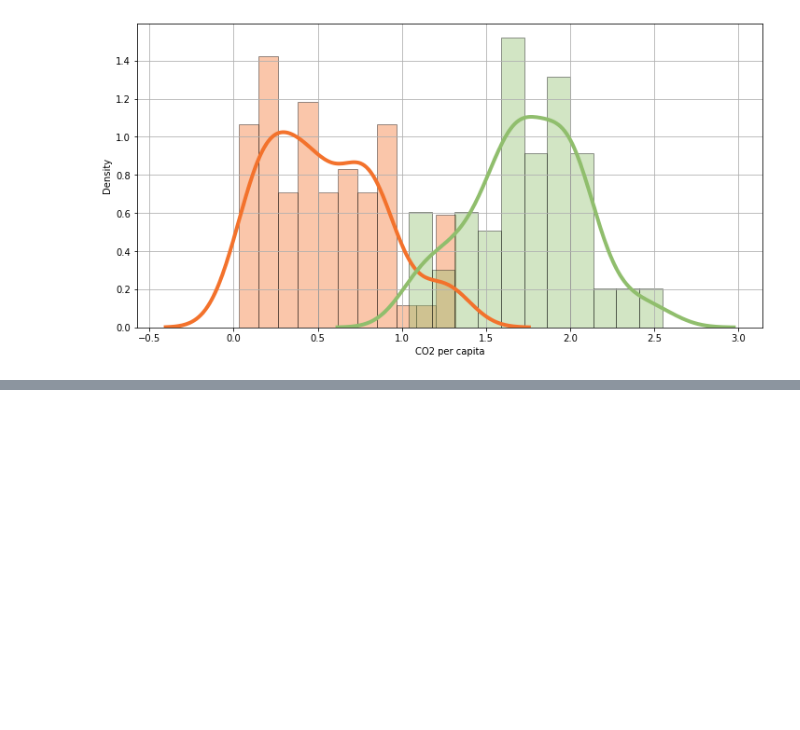
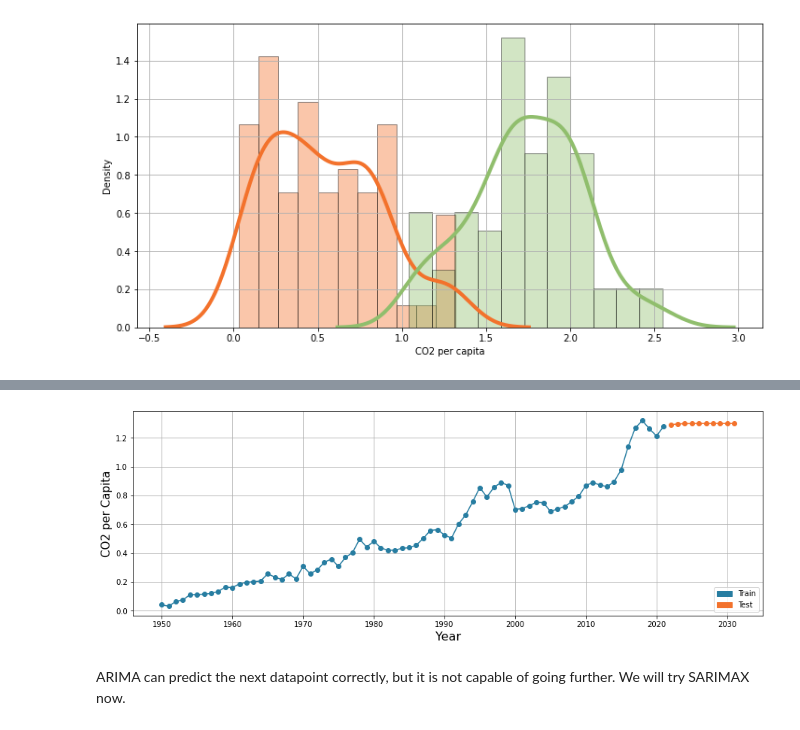
Before and after one commit to nmarceloromero/ML_Playground, a Jupyter notebook: CO2_Emissions.ipynb, the cells around one changed output, grey strips where cells are left out. Drawn from its saved outputs; the diff is of its cells as text; code cells hidden in the pictures; blank space fills up the shorter version.

```diff
--- a/CO2_Emissions.ipynb
+++ b/CO2_Emissions.ipynb
@@ -324,0 +400,33 @@ plt.grid(True)
+# %%
+# ------------ ARIMA model ------------ #
+# Train and test the predictive model
+# The metric used to test the model is the Mean Squared Error (MSE)
+new_predictions = 10 # Let's predict for the next 10 years.
+X = py_year_co2['co2_per_capita'].values.tolist()
+Y = list() # We will also create the datapoints for the YEAR variable.
+next_year   = py_year_co2['year'].iloc[-1]
+predictions = list()
+for t in range(new_predictions):
+    next_year += 1
+    model = ARIMA(X, order=(2,1,0)).fit(method_kwargs={"warn_convergence": False})
+    y = model.forecast()[0]
+    X.append(y)
+    predictions.append(y)
+    Y.append(next_year)
+# %%
+# Visualize the predictions.
+plt.figure(figsize=(15, 5))
+plt.plot(py_year_co2['year'], py_year_co2['co2_per_capita'], 'o-', color=color_palette[len(color_palette)-1])
+plt.plot(Y, predictions, 'o-', color=color_palette[len(color_palette)-9])
+plt.xlabel('Year', size=16)
+plt.ylabel('CO2 per Capita', size=15)
+plt.xticks(np.arange(min(py_year_co2['year']), max(py_year_co2['year'])+10, 10))
+plt.grid(which='both')
+train_patch = mpatches.Patch(color=color_palette[len(color_palette)-1], label='Train')
+test_pach = mpatches.Patch(color=color_palette[len(color_palette)-9], label='Test')
+plt.legend(handles=[train_patch, test_pach], loc='lower right')
+plt.show()
+# %% [output]
+[figure, added]
+# %% [markdown]
+ARIMA can predict the next datapoint correctly, but it is not capable of going further. We will try SARIMAX now.
```
Also changed, not shown: parts of 11 cells of this notebook.
